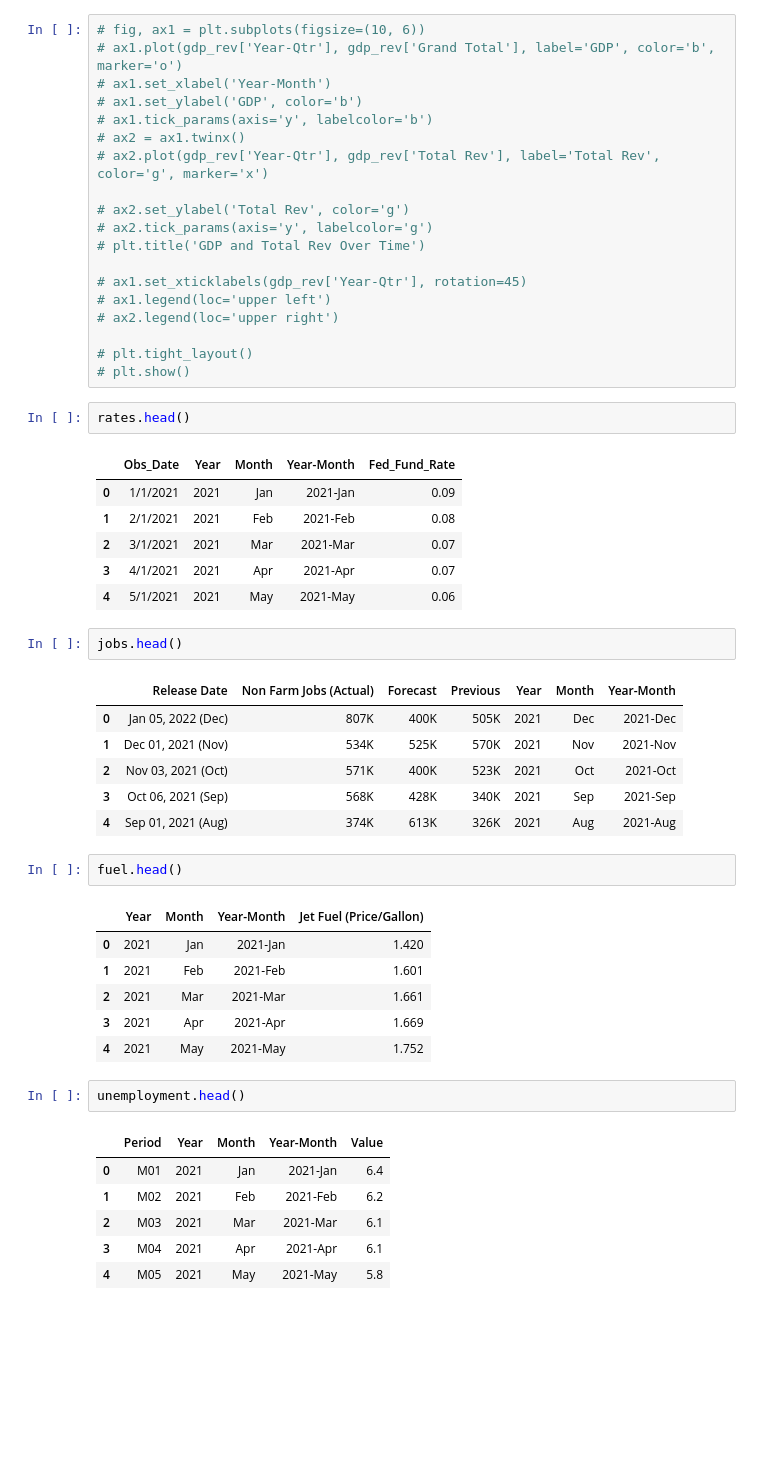
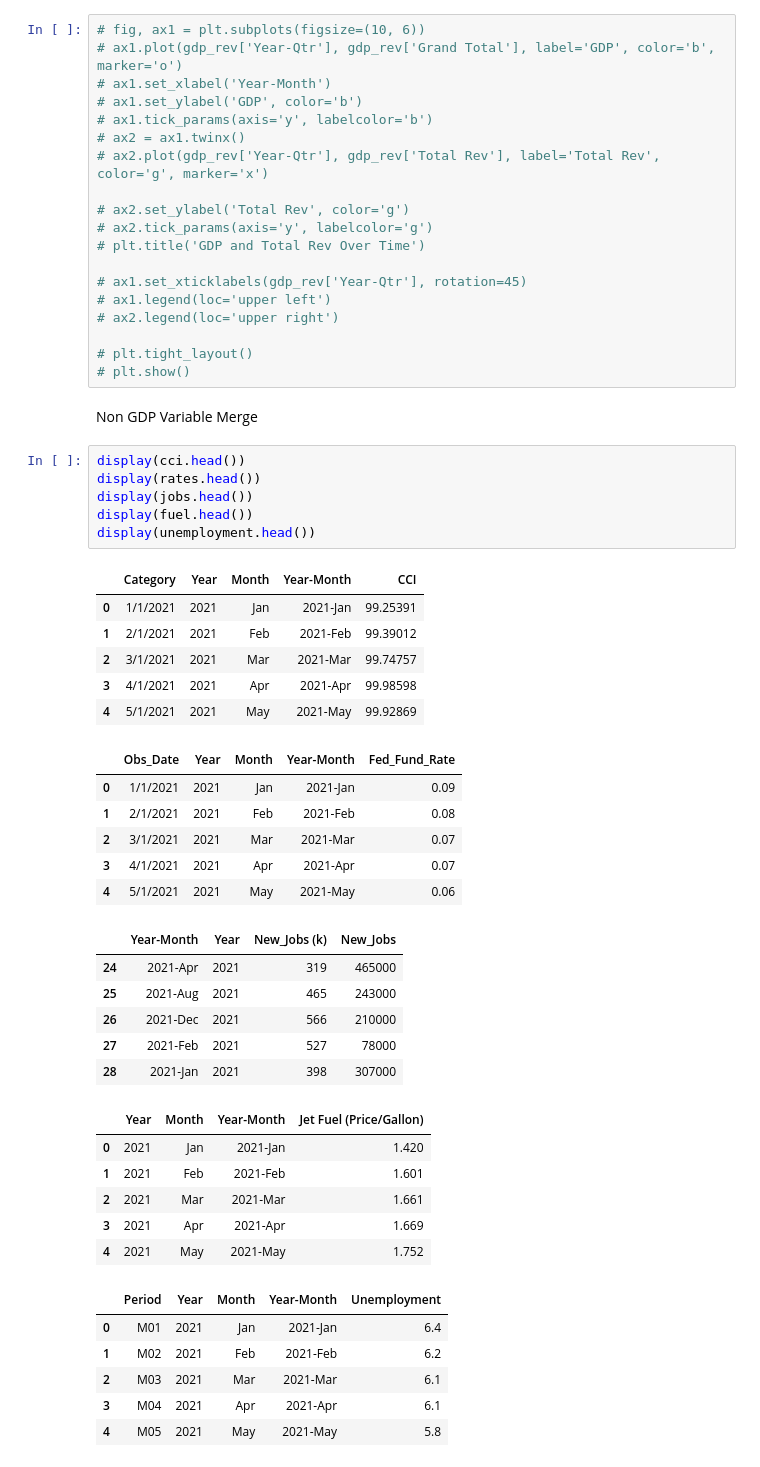
Before and after one commit to JEFFDAVISJR/macroecon-revenue-analysis, a Jupyter notebook: Python/notebook/plots_mc.ipynb, the cells around one changed output. Saved outputs shown, nothing was run; the diff lists cells and outputs as text; blank space fills up the shorter version.

```diff
--- a/Python/notebook/plots_mc.ipynb
+++ b/Python/notebook/plots_mc.ipynb
@@ -212,39 +219,42 @@ gdp_rev.plot(kind="scatter", x="Air transportation", y="Total Rev");
 
 # plt.tight_layout()
 # plt.show()
-# %%
-rates.head()
-# %% [output]
-|  | Obs_Date | Year | Month | Year-Month | Fed_Fund_Rate |
-| 0 | 1/1/2021 | 2021 | Jan | 2021-Jan | 0.09 |
-| 1 | 2/1/2021 | 2021 | Feb | 2021-Feb | 0.08 |
-| 2 | 3/1/2021 | 2021 | Mar | 2021-Mar | 0.07 |
-| 3 | 4/1/2021 | 2021 | Apr | 2021-Apr | 0.07 |
-| 4 | 5/1/2021 | 2021 | May | 2021-May | 0.06 |
-# %%
-jobs.head()
-# %% [output]
-|  | Release Date | Non Farm Jobs (Actual) | Forecast | Previous | Year | Month | Year-Month |
-| 0 | Jan 05, 2022 (Dec) | 807K | 400K | 505K | 2021 | Dec | 2021-Dec |
-| 1 | Dec 01, 2021 (Nov) | 534K | 525K | 570K | 2021 | Nov | 2021-Nov |
-| 2 | Nov 03, 2021 (Oct) | 571K | 400K | 523K | 2021 | Oct | 2021-Oct |
-| 3 | Oct 06, 2021 (Sep) | 568K | 428K | 340K | 2021 | Sep | 2021-Sep |
-| 4 | Sep 01, 2021 (Aug) | 374K | 613K | 326K | 2021 | Aug | 2021-Aug |
-# %%
-fuel.head()
-# %% [output]
-|  | Year | Month | Year-Month | Jet Fuel (Price/Gallon) |
-| 0 | 2021 | Jan | 2021-Jan | 1.420 |
-| 1 | 2021 | Feb | 2021-Feb | 1.601 |
-| 2 | 2021 | Mar | 2021-Mar | 1.661 |
-| 3 | 2021 | Apr | 2021-Apr | 1.669 |
-| 4 | 2021 | May | 2021-May | 1.752 |
-# %%
-unemployment.head()
-# %% [output]
-|  | Period | Year | Month | Year-Month | Value |
-| 0 | M01 | 2021 | Jan | 2021-Jan | 6.4 |
-| 1 | M02 | 2021 | Feb | 2021-Feb | 6.2 |
-| 2 | M03 | 2021 | Mar | 2021-Mar | 6.1 |
-| 3 | M04 | 2021 | Apr | 2021-Apr | 6.1 |
-| 4 | M05 | 2021 | May | 2021-May | 5.8 |
+# %% [markdown]
+Non GDP Variable Merge
+# %%
+display(cci.head())
+display(rates.head())
+display(jobs.head())
+display(fuel.head())
+display(unemployment.head())
+# %% [output]
+|  | Category | Year | Month | Year-Month | CCI |
+| 0 | 1/1/2021 | 2021 | Jan | 2021-Jan | 99.25391 |
+| 1 | 2/1/2021 | 2021 | Feb | 2021-Feb | 99.39012 |
+| 2 | 3/1/2021 | 2021 | Mar | 2021-Mar | 99.74757 |
+| 3 | 4/1/2021 | 2021 | Apr | 2021-Apr | 99.98598 |
+| 4 | 5/1/2021 | 2021 | May | 2021-May | 99.92869 |
+|  | Obs_Date | Year | Month | Year-Month | Fed_Fund_Rate |
+| 0 | 1/1/2021 | 2021 | Jan | 2021-Jan | 0.09 |
+| 1 | 2/1/2021 | 2021 | Feb | 2021-Feb | 0.08 |
+| 2 | 3/1/2021 | 2021 | Mar | 2021-Mar | 0.07 |
+| 3 | 4/1/2021 | 2021 | Apr | 2021-Apr | 0.07 |
+| 4 | 5/1/2021 | 2021 | May | 2021-May | 0.06 |
+|  | Year-Month | Year | New_Jobs (k) | New_Jobs |
+| 24 | 2021-Apr | 2021 | 319 | 465000 |
+| 25 | 2021-Aug | 2021 | 465 | 243000 |
+| 26 | 2021-Dec | 2021 | 566 | 210000 |
+| 27 | 2021-Feb | 2021 | 527 | 78000 |
+| 28 | 2021-Jan | 2021 | 398 | 307000 |
+|  | Year | Month | Year-Month | Jet Fuel (Price/Gallon) |
+| 0 | 2021 | Jan | 2021-Jan | 1.420 |
+| 1 | 2021 | Feb | 2021-Feb | 1.601 |
+| 2 | 2021 | Mar | 2021-Mar | 1.661 |
+| 3 | 2021 | Apr | 2021-Apr | 1.669 |
+| 4 | 2021 | May | 2021-May | 1.752 |
+|  | Period | Year | Month | Year-Month | Unemployment |
+| 0 | M01 | 2021 | Jan | 2021-Jan | 6.4 |
+| 1 | M02 | 2021 | Feb | 2021-Feb | 6.2 |
+| 2 | M03 | 2021 | Mar | 2021-Mar | 6.1 |
+| 3 | M04 | 2021 | Apr | 2021-Apr | 6.1 |
+| 4 | M05 | 2021 | May | 2021-May | 5.8 |
```
Also changed, not shown: parts of 11 cells of this notebook.
